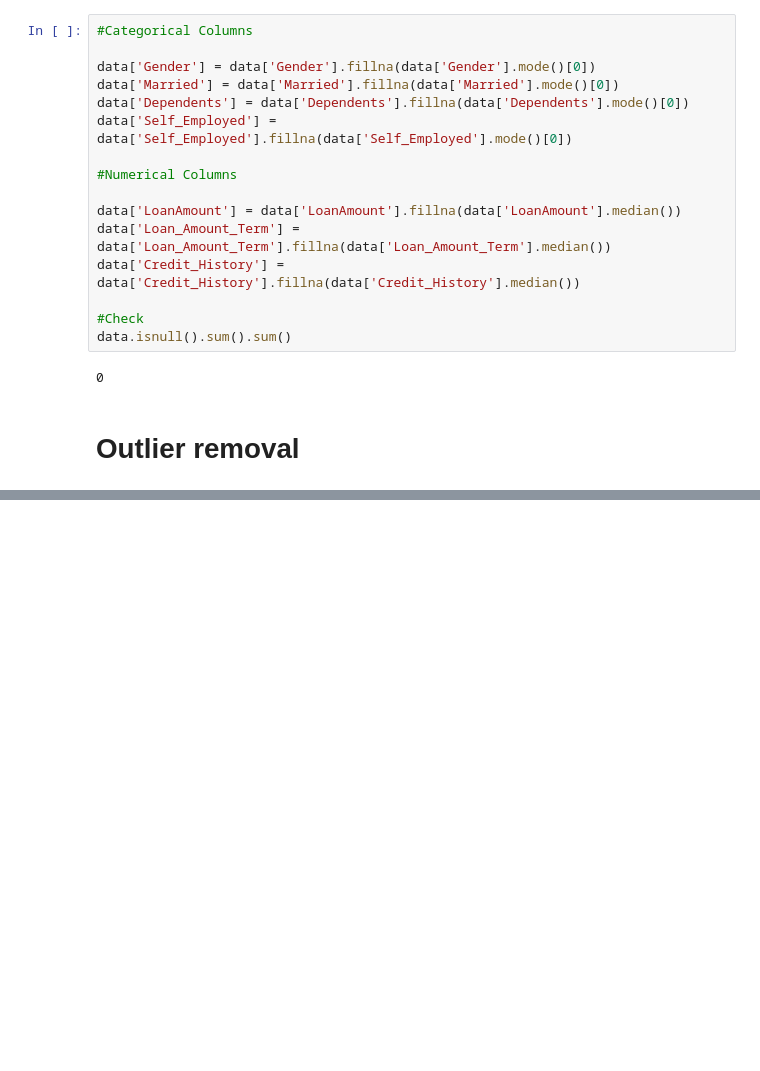
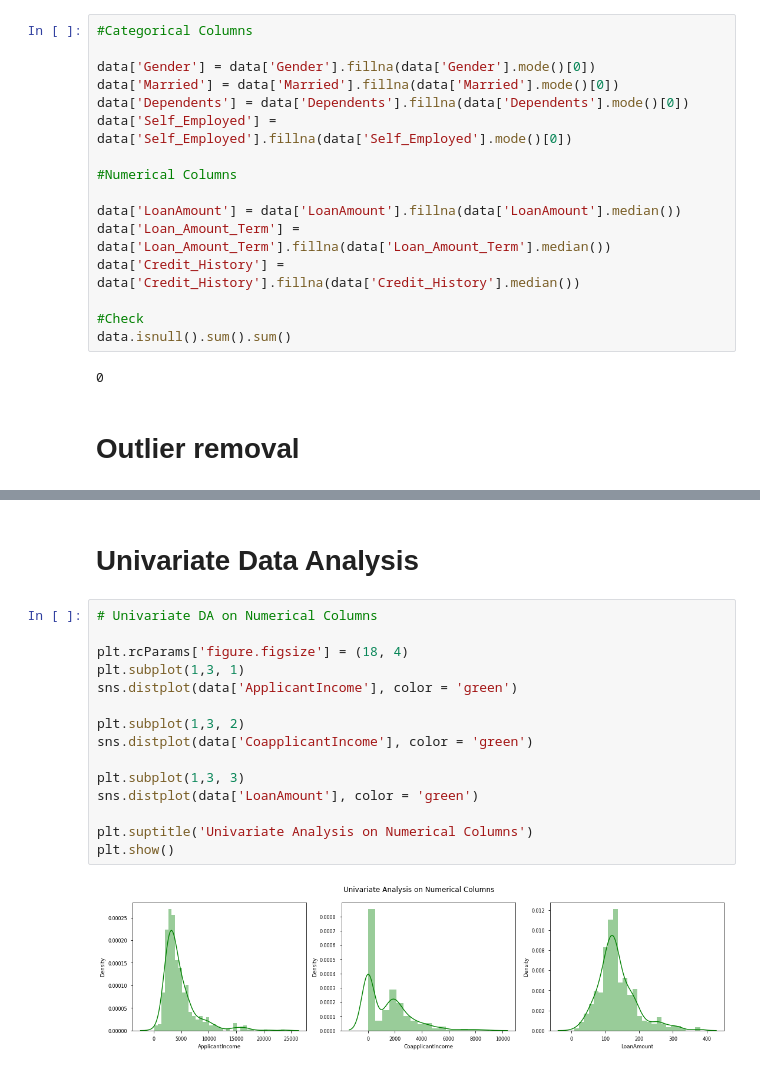
Before and after one commit to rohith1125/Loan-Predictor, a Jupyter notebook: Loan Status Prediction.ipynb, the cells around one changed output, grey strips where cells are left out. Cells and saved outputs as stored; diff of their text form; blank space fills up the shorter version.

```diff
--- a/Loan Status Prediction.ipynb
+++ b/Loan Status Prediction.ipynb
@@ -141,0 +164,19 @@ KeysView(RcParams({'_internal.classic_mode': False,
+# %% [markdown]
+# Univariate Data Analysis
+# %%
+# Univariate DA on Numerical Columns
+
+plt.rcParams['figure.figsize'] = (18, 4)
+plt.subplot(1,3, 1)
+sns.distplot(data['ApplicantIncome'], color = 'green')
+
+plt.subplot(1,3, 2)
+sns.distplot(data['CoapplicantIncome'], color = 'green')
+
+plt.subplot(1,3, 3)
+sns.distplot(data['LoanAmount'], color = 'green')
+
+plt.suptitle('Univariate Analysis on Numerical Columns')
+plt.show()
+# %% [output]
+[figure, added]
```
Also changed, not shown: parts of 8 cells of this notebook.
